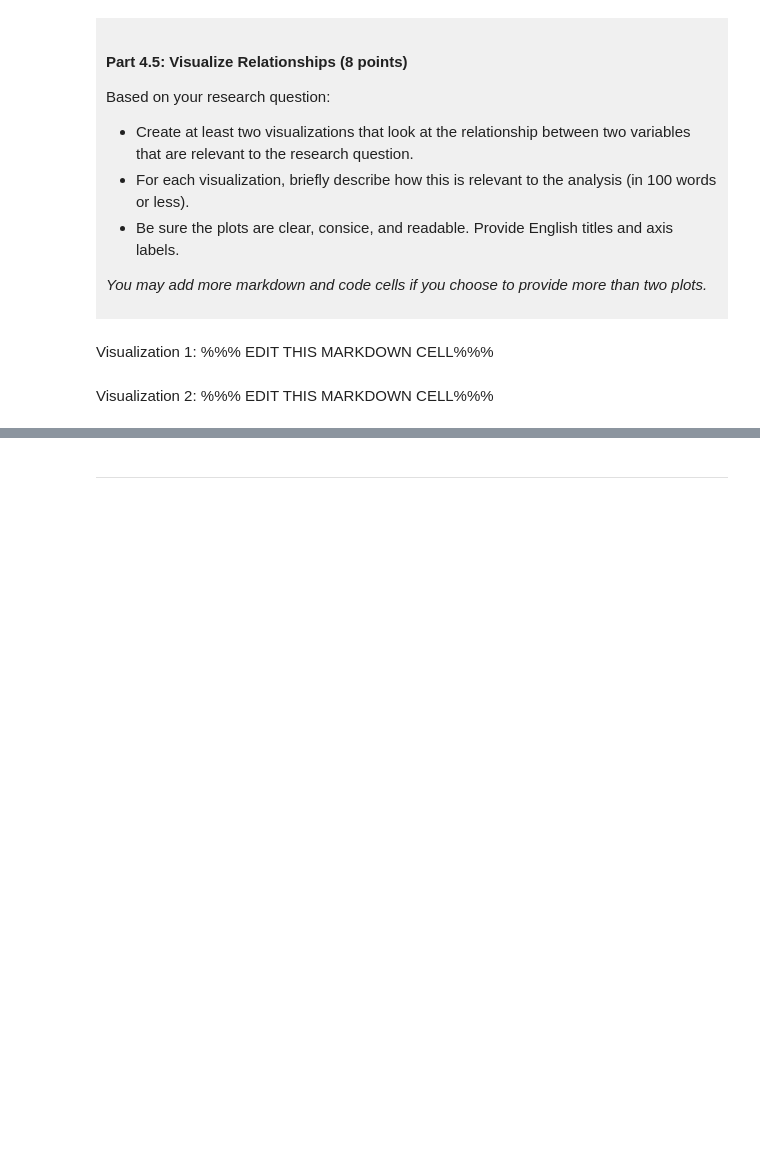
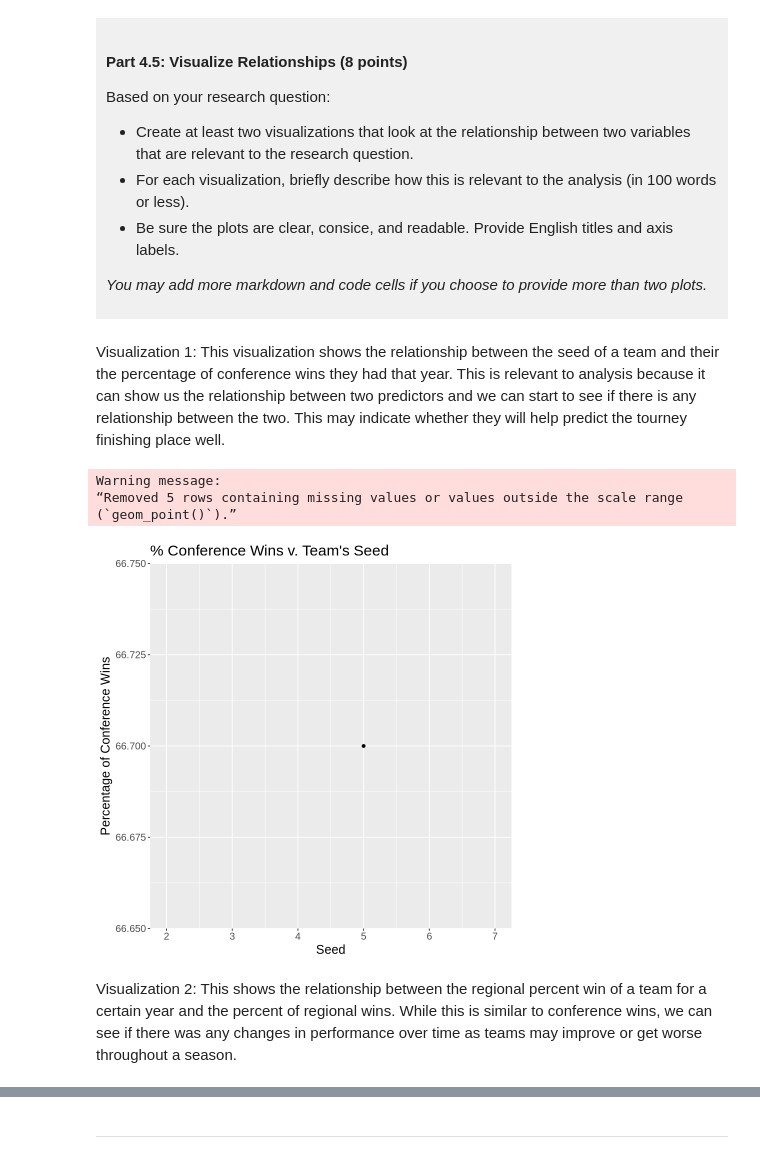
Before and after one commit to jssung-81/dsci-100-project-juliet-sung, a Jupyter notebook: dsci-100-project-notebook.ipynb, the cells around one changed output, grey strips where cells are left out. Saved outputs shown, nothing was run; the diff lists cells and outputs as text; code cells hidden in the pictures; blank space fills up the shorter version.

```diff
--- a/dsci-100-project-notebook.ipynb
+++ b/dsci-100-project-notebook.ipynb
@@ -308,9 +360,19 @@ Based on your research question:
 *You may add more markdown and code cells if you choose to provide more than two plots.*
 </div>
 # %% [markdown]
-Visualization 1: %%% EDIT THIS MARKDOWN CELL%%%
+Visualization 1: This visualization shows the relationship between the seed of a team and their the percentage of conference wins they had that year. This is relevant to analysis because it can show us the relationship between two predictors and we can start to see if there is any relationship between the two. This may indicate whether they will help predict the tourney finishing place well.
 # %%
-### EDIT THIS CODE CELL FOR VISUALIZATION 1###
+conf_wins_plot <- basketball_tidy |>
+    ggplot(aes(x = seed, y = conf_wins_pct)) +
+    geom_point() +
+    labs(x = "Seed", y = "Percentage of Conference Wins", title = "% Conference Wins v. Team's Seed") +
+    theme(text = element_text(size = 15))
+conf_wins_plot
+# %% [output]
+Warning message:
+“Removed 5 rows containing missing values or values outside the scale range
+(`geom_point()`).”
+[figure, added]
 # %% [markdown]
-Visualization 2: %%% EDIT THIS MARKDOWN CELL%%%
+Visualization 2: This shows the relationship between the regional percent win of a team for a certain year and the percent of regional wins. While this is similar to conference wins, we can see if there was any changes in performance over time as teams may improve or get worse throughout a season.
 # %%
```
Also changed, not shown: parts of 10 cells of this notebook.
